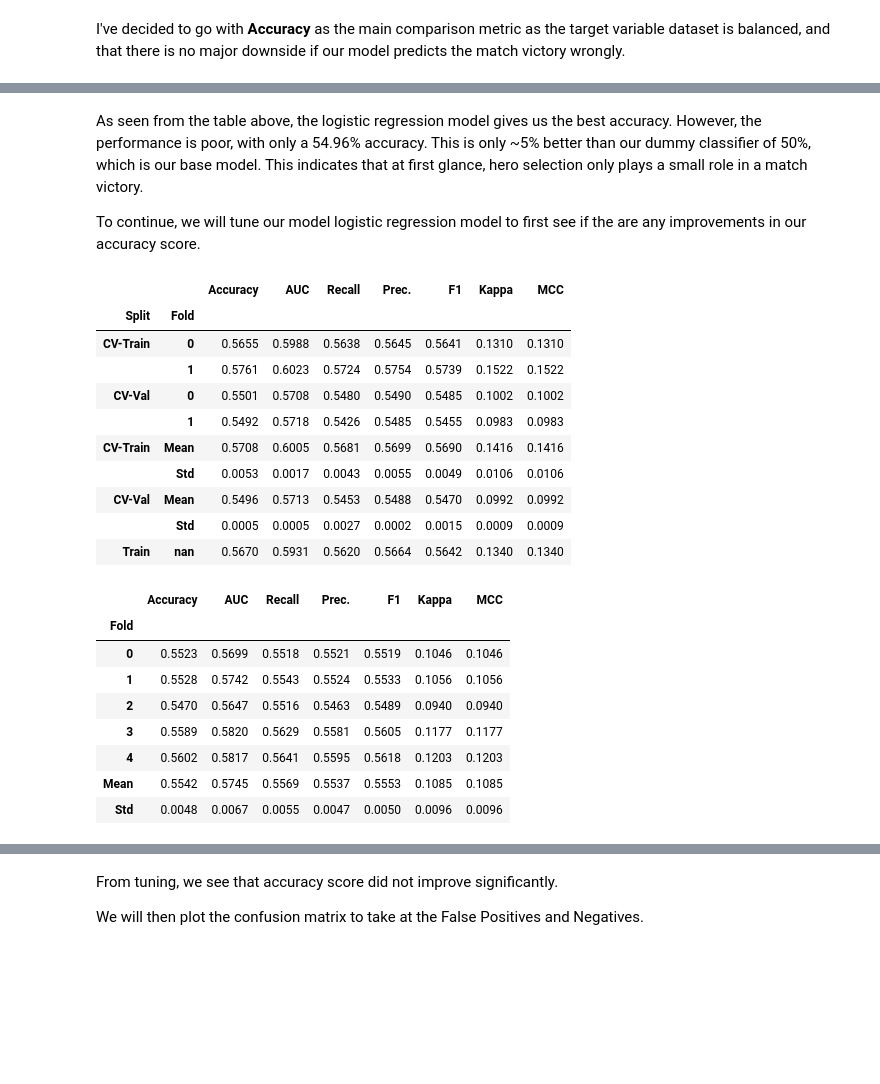
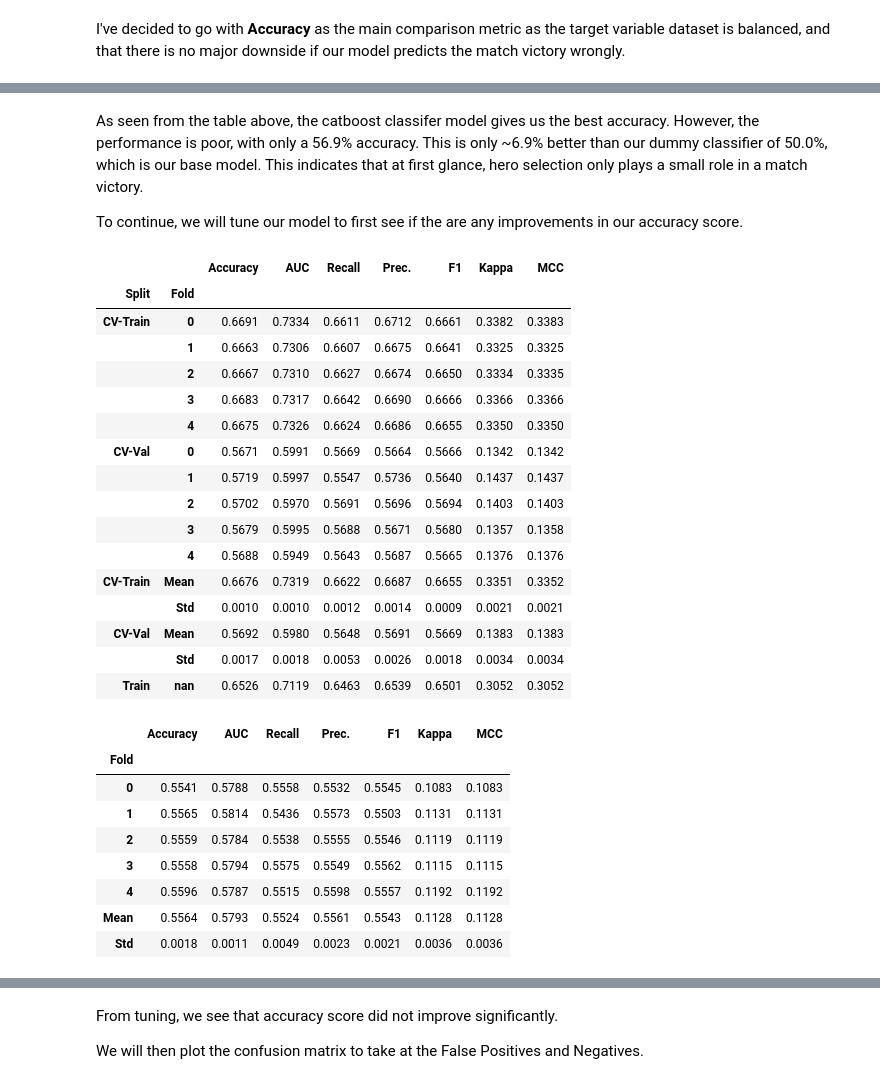
Before and after one commit to zackchia1608/Python-projects, a Jupyter notebook: Dota 2 match win predictor and recommender/Captstone Data Modelling.ipynb, the cells around one changed output, grey strips where cells are left out. Saved outputs shown, nothing was run; the diff lists cells and outputs as text; code cells hidden in the pictures; blank space fills up the shorter version.

```diff
--- a/Dota 2 match win predictor and recommender/Captstone Data Modelling.ipynb
+++ b/Dota 2 match win predictor and recommender/Captstone Data Modelling.ipynb
@@ -147,30 +162,36 @@ IntProgress(value=0, description='Processing: ', max=84)
 # %% [markdown]
-As seen from the table above, the logistic regression model gives us the best accuracy. However, the performance is poor, with only a 54.96% accuracy. This is only ~5% better than our dummy classifier of 50%, which is our base model. This indicates that at first glance, hero selection only plays a small role in a match victory.
+As seen from the table above, the catboost classifer model gives us the best accuracy. However, the performance is poor, with only a 56.9% accuracy. This is only ~6.9% better than our dummy classifier of 50.0%, which is our base model. This indicates that at first glance, hero selection only plays a small role in a match victory.
 
-To continue, we will tune our model logistic regression model to first see if the are any improvements in our accuracy score.
+To continue, we will tune our model to first see if the are any improvements in our accuracy score.
 # %%
-model_lr = create_model('lr', return_train_score=True)
+model_catboost = create_model('catboost', return_train_score = True)
 # %% [output]
 |  |  | Accuracy | AUC | Recall | Prec. | F1 | Kappa | MCC |
 | Split | Fold |  |  |  |  |  |  |  |
-| CV-Train | 0 | 0.5655 | 0.5988 | 0.5638 | 0.5645 | 0.5641 | 0.1310 | 0.1310 |
-|  | 1 | 0.5761 | 0.6023 | 0.5724 | 0.5754 | 0.5739 | 0.1522 | 0.1522 |
-| CV-Val | 0 | 0.5501 | 0.5708 | 0.5480 | 0.5490 | 0.5485 | 0.1002 | 0.1002 |
-|  | 1 | 0.5492 | 0.5718 | 0.5426 | 0.5485 | 0.5455 | 0.0983 | 0.0983 |
-| CV-Train | Mean | 0.5708 | 0.6005 | 0.5681 | 0.5699 | 0.5690 | 0.1416 | 0.1416 |
-|  | Std | 0.0053 | 0.0017 | 0.0043 | 0.0055 | 0.0049 | 0.0106 | 0.0106 |
-| CV-Val | Mean | 0.5496 | 0.5713 | 0.5453 | 0.5488 | 0.5470 | 0.0992 | 0.0992 |
-|  | Std | 0.0005 | 0.0005 | 0.0027 | 0.0002 | 0.0015 | 0.0009 | 0.0009 |
-| Train | nan | 0.5670 | 0.5931 | 0.5620 | 0.5664 | 0.5642 | 0.1340 | 0.1340 |
+| CV-Train | 0 | 0.6691 | 0.7334 | 0.6611 | 0.6712 | 0.6661 | 0.3382 | 0.3383 |
+|  | 1 | 0.6663 | 0.7306 | 0.6607 | 0.6675 | 0.6641 | 0.3325 | 0.3325 |
+|  | 2 | 0.6667 | 0.7310 | 0.6627 | 0.6674 | 0.6650 | 0.3334 | 0.3335 |
+|  | 3 | 0.6683 | 0.7317 | 0.6642 | 0.6690 | 0.6666 | 0.3366 | 0.3366 |
+|  | 4 | 0.6675 | 0.7326 | 0.6624 | 0.6686 | 0.6655 | 0.3350 | 0.3350 |
+| CV-Val | 0 | 0.5671 | 0.5991 | 0.5669 | 0.5664 | 0.5666 | 0.1342 | 0.1342 |
+|  | 1 | 0.5719 | 0.5997 | 0.5547 | 0.5736 | 0.5640 | 0.1437 | 0.1437 |
+|  | 2 | 0.5702 | 0.5970 | 0.5691 | 0.5696 | 0.5694 | 0.1403 | 0.1403 |
+|  | 3 | 0.5679 | 0.5995 | 0.5688 | 0.5671 | 0.5680 | 0.1357 | 0.1358 |
+|  | 4 | 0.5688 | 0.5949 | 0.5643 | 0.5687 | 0.5665 | 0.1376 | 0.1376 |
+| CV-Train | Mean | 0.6676 | 0.7319 | 0.6622 | 0.6687 | 0.6655 | 0.3351 | 0.3352 |
+|  | Std | 0.0010 | 0.0010 | 0.0012 | 0.0014 | 0.0009 | 0.0021 | 0.0021 |
+| CV-Val | Mean | 0.5692 | 0.5980 | 0.5648 | 0.5691 | 0.5669 | 0.1383 | 0.1383 |
+|  | Std | 0.0017 | 0.0018 | 0.0053 | 0.0026 | 0.0018 | 0.0034 | 0.0034 |
+| Train | nan | 0.6526 | 0.7119 | 0.6463 | 0.6539 | 0.6501 | 0.3052 | 0.3052 |
 # %%
-tuned_model_lr = tune_model(model_lr, choose_better=True)
+tuned_model_catboost = tune_model(model_catboost, choose_better = True)
 # %% [output]
 |  | Accuracy | AUC | Recall | Prec. | F1 | Kappa | MCC |
 | Fold |  |  |  |  |  |  |  |
-| 0 | 0.5523 | 0.5699 | 0.5518 | 0.5521 | 0.5519 | 0.1046 | 0.1046 |
-| 1 | 0.5528 | 0.5742 | 0.5543 | 0.5524 | 0.5533 | 0.1056 | 0.1056 |
-| 2 | 0.5470 | 0.5647 | 0.5516 | 0.5463 | 0.5489 | 0.0940 | 0.0940 |
-| 3 | 0.5589 | 0.5820 | 0.5629 | 0.5581 | 0.5605 | 0.1177 | 0.1177 |
-| 4 | 0.5602 | 0.5817 | 0.5641 | 0.5595 | 0.5618 | 0.1203 | 0.1203 |
-| Mean | 0.5542 | 0.5745 | 0.5569 | 0.5537 | 0.5553 | 0.1085 | 0.1085 |
-| Std | 0.0048 | 0.0067 | 0.0055 | 0.0047 | 0.0050 | 0.0096 | 0.0096 |
+| 0 | 0.5541 | 0.5788 | 0.5558 | 0.5532 | 0.5545 | 0.1083 | 0.1083 |
+| 1 | 0.5565 | 0.5814 | 0.5436 | 0.5573 | 0.5503 | 0.1131 | 0.1131 |
+| 2 | 0.5559 | 0.5784 | 0.5538 | 0.5555 | 0.5546 | 0.1119 | 0.1119 |
+| 3 | 0.5558 | 0.5794 | 0.5575 | 0.5549 | 0.5562 | 0.1115 | 0.1115 |
+| 4 | 0.5596 | 0.5787 | 0.5515 | 0.5598 | 0.5557 | 0.1192 | 0.1192 |
+| Mean | 0.5564 | 0.5793 | 0.5524 | 0.5561 | 0.5543 | 0.1128 | 0.1128 |
+| Std | 0.0018 | 0.0011 | 0.0049 | 0.0023 | 0.0021 | 0.0036 | 0.0036 |
```
Also changed, not shown: parts of 20 cells of this notebook, 40 other files.
